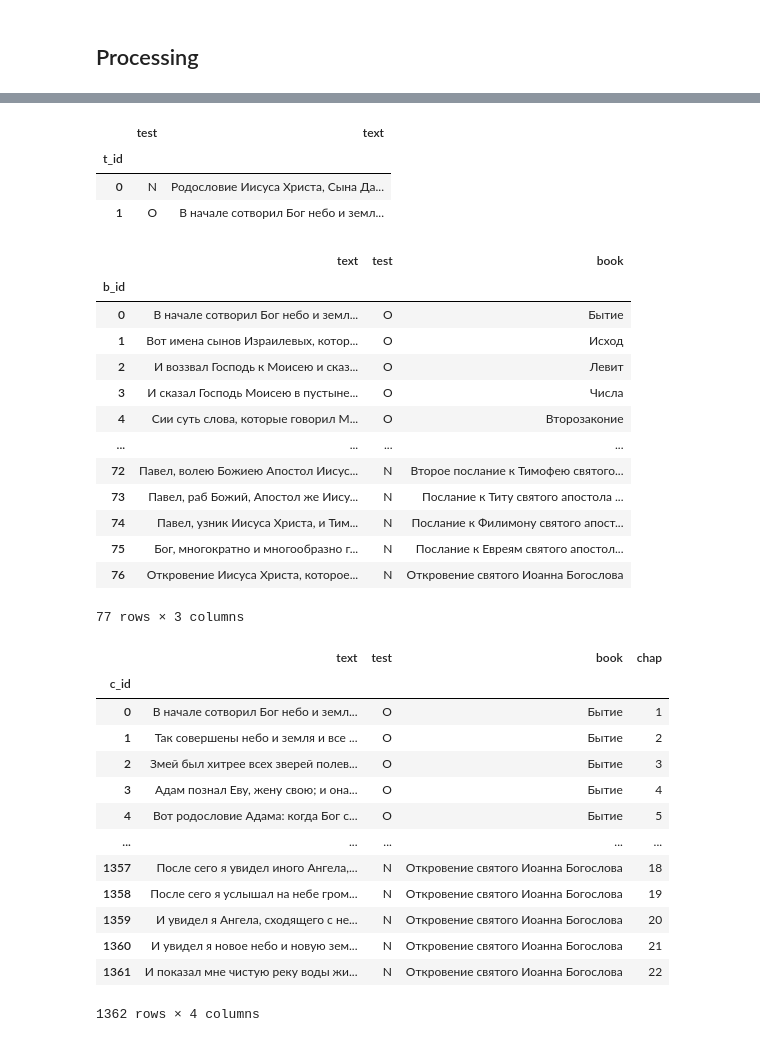
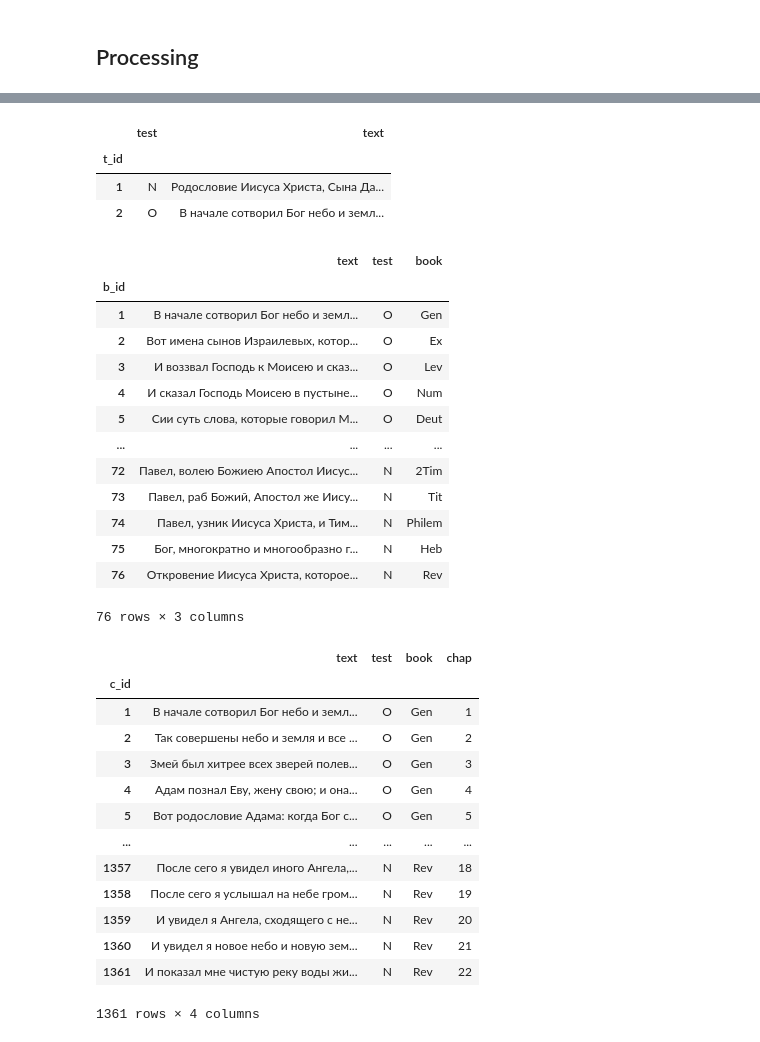
Before and after one commit to kollektivminds/russian-literary-bible, a Jupyter notebook: bible_processing.ipynb, the cells around one changed output, grey strips where cells are left out. Drawn from its saved outputs; the diff is of its cells as text; code cells hidden in the pictures.

Commit message:
progress on bible dict

```diff
--- a/bible_processing.ipynb
+++ b/bible_processing.ipynb
@@ -245,43 +163,43 @@ BibDf.loc[isinstance(BibDf.text, str)]
 # %%
-TestsDf = pd.DataFrame([(x, ' '.join(y)) for (x,y) in BibDf.groupby(bibleOHCO[:1]).text], columns=['test', 'text'])
+TestsDf = pd.DataFrame([(x, ' '.join(y)) for (x,y) in BibDf.groupby(bibleOHCO[:1]).text], columns=['test', 'text']).set_index(np.arange(1,len(BibDf.test.unique())+1))
 TestsDf.index.name = 't_id'
 TestsDf
 # %% [output]
 |  | test | text |
 | t_id |  |  |
-| 0 | N | Родословие Иисуса Христа, Сына Да... |
-| 1 | O | В начале сотворил Бог небо и земл... |
+| 1 | N | Родословие Иисуса Христа, Сына Да... |
+| 2 | O | В начале сотворил Бог небо и земл... |
 # %%
 BooksDf = pd.DataFrame([(x, ' '.join(y)) for (x,y) in BibDf.groupby(bibleOHCO[:2]).text], columns=[('test', 'book'), 'text'])
 BooksDf[['test','book']] = pd.DataFrame(list(BooksDf[('test', 'book')]), index=BooksDf.index, columns=bibleOHCO[:2])
 del BooksDf[('test', 'book')]
 BooksDf = BooksDf.replace({"test": testsDict, "book": booksDict}).sort_values(by=bibleOHCO[:2], ascending=[True, True])
-BooksDf = BooksDf.reset_index().drop(['index'], axis=1)
+BooksDf = BooksDf.reset_index().drop(['index'], axis=1).set_index(np.arange(1,len(BibDf.book.unique())+1))
 BooksDf.index.name = 'b_id'
 BooksDf = BooksDf.replace({"test":dict(enumerate(BibDf.test.unique())), "book":dict(enumerate(BibDf.book.unique()))})
 #BooksDf = BooksDf.reset_index().set_index(bibleOHCO[:2])
 BooksDf
 # %% [output]
 |  | text | test | book |
 | b_id |  |  |  |
-| 0 | В начале сотворил Бог небо и земл... | O | Бытие |
-| 1 | Вот имена сынов Израилевых, котор... | O | Исход |
-| 2 | И воззвал Господь к Моисею и сказ... | O | Левит |
-| 3 | И сказал Господь Моисею в пустыне... | O | Числа |
-| 4 | Сии суть слова, которые говорил М... | O | Второзаконие |
+| 1 | В начале сотворил Бог небо и земл... | O | Gen |
+| 2 | Вот имена сынов Израилевых, котор... | O | Ex |
+| 3 | И воззвал Господь к Моисею и сказ... | O | Lev |
+| 4 | И сказал Господь Моисею в пустыне... | O | Num |
+| 5 | Сии суть слова, которые говорил М... | O | Deut |
 | ... | ... | ... | ... |
-| 72 | Павел, волею Божиею Апостол Иисус... | N | Второе послание к Тимофею святого... |
-| 73 | Павел, раб Божий, Апостол же Иису... | N | Послание к Титу святого апостола ... |
-| 74 | Павел, узник Иисуса Христа, и Тим... | N | Послание к Филимону святого апост... |
-| 75 | Бог, многократно и многообразно г... | N | Послание к Евреям святого апостол... |
-| 76 | Откровение Иисуса Христа, которое... | N | Откровение святого Иоанна Богослова |
+| 72 | Павел, волею Божиею Апостол Иисус... | N | 2Tim |
+| 73 | Павел, раб Божий, Апостол же Иису... | N | Tit |
+| 74 | Павел, узник Иисуса Христа, и Тим... | N | Philem |
+| 75 | Бог, многократно и многообразно г... | N | Heb |
+| 76 | Откровение Иисуса Христа, которое... | N | Rev |
-77 rows × 3 columns
+76 rows × 3 columns
 # %%
 ChapsDf = pd.DataFrame([(x, ' '.join(y)) for (x,y) in BibDf.groupby(bibleOHCO[:3]).text], columns=[('test', 'book', 'chap'), 'text'])
 ChapsDf[['test','book','chap']] = pd.DataFrame(list(ChapsDf[('test', 'book', 'chap')]), index=ChapsDf.index, columns=bibleOHCO[:3])
 del ChapsDf[('test', 'book', 'chap')]
 ChapsDf = ChapsDf.replace({"test": testsDict, "book": booksDict}).sort_values(by=bibleOHCO[:3], ascending=[True, True, True])
-ChapsDf = ChapsDf.reset_index().drop(['index'], axis=1)
+ChapsDf = ChapsDf.reset_index().drop(['index'], axis=1).set_index(np.arange(1,len(ChapsDf)+1))
 ChapsDf.index.name = 'c_id'
 ChapsDf = ChapsDf.replace({"test":dict(enumerate(BibDf.test.unique())), "book":dict(enumerate(BibDf.book.unique()))})
 #ChapsDf = ChapsDf.reset_index().set_index(bibleOHCO[:3])
@@ -289,15 +207,15 @@ ChapsDf
 # %% [output]
 |  | text | test | book | chap |
 | c_id |  |  |  |  |
-| 0 | В начале сотворил Бог небо и земл... | O | Бытие | 1 |
-| 1 | Так совершены небо и земля и все ... | O | Бытие | 2 |
-| 2 | Змей был хитрее всех зверей полев... | O | Бытие | 3 |
-| 3 | Адам познал Еву, жену свою; и она... | O | Бытие | 4 |
-| 4 | Вот родословие Адама: когда Бог с... | O | Бытие | 5 |
+| 1 | В начале сотворил Бог небо и земл... | O | Gen | 1 |
+| 2 | Так совершены небо и земля и все ... | O | Gen | 2 |
+| 3 | Змей был хитрее всех зверей полев... | O | Gen | 3 |
+| 4 | Адам познал Еву, жену свою; и она... | O | Gen | 4 |
+| 5 | Вот родословие Адама: когда Бог с... | O | Gen | 5 |
 | ... | ... | ... | ... | ... |
-| 1357 | После сего я увидел иного Ангела,... | N | Откровение святого Иоанна Богослова | 18 |
-| 1358 | После сего я услышал на небе гром... | N | Откровение святого Иоанна Богослова | 19 |
-| 1359 | И увидел я Ангела, сходящего с не... | N | Откровение святого Иоанна Богослова | 20 |
-| 1360 | И увидел я новое небо и новую зем... | N | Откровение святого Иоанна Богослова | 21 |
-| 1361 | И показал мне чистую реку воды жи... | N | Откровение святого Иоанна Богослова | 22 |
+| 1357 | После сего я увидел иного Ангела,... | N | Rev | 18 |
+| 1358 | После сего я услышал на небе гром... | N | Rev | 19 |
+| 1359 | И увидел я Ангела, сходящего с не... | N | Rev | 20 |
+| 1360 | И увидел я новое небо и новую зем... | N | Rev | 21 |
+| 1361 | И показал мне чистую реку воды жи... | N | Rev | 22 |
-1362 rows × 4 columns
+1361 rows × 4 columns
```
Also changed, not shown: parts of 41 cells of this notebook, 3 other files.
